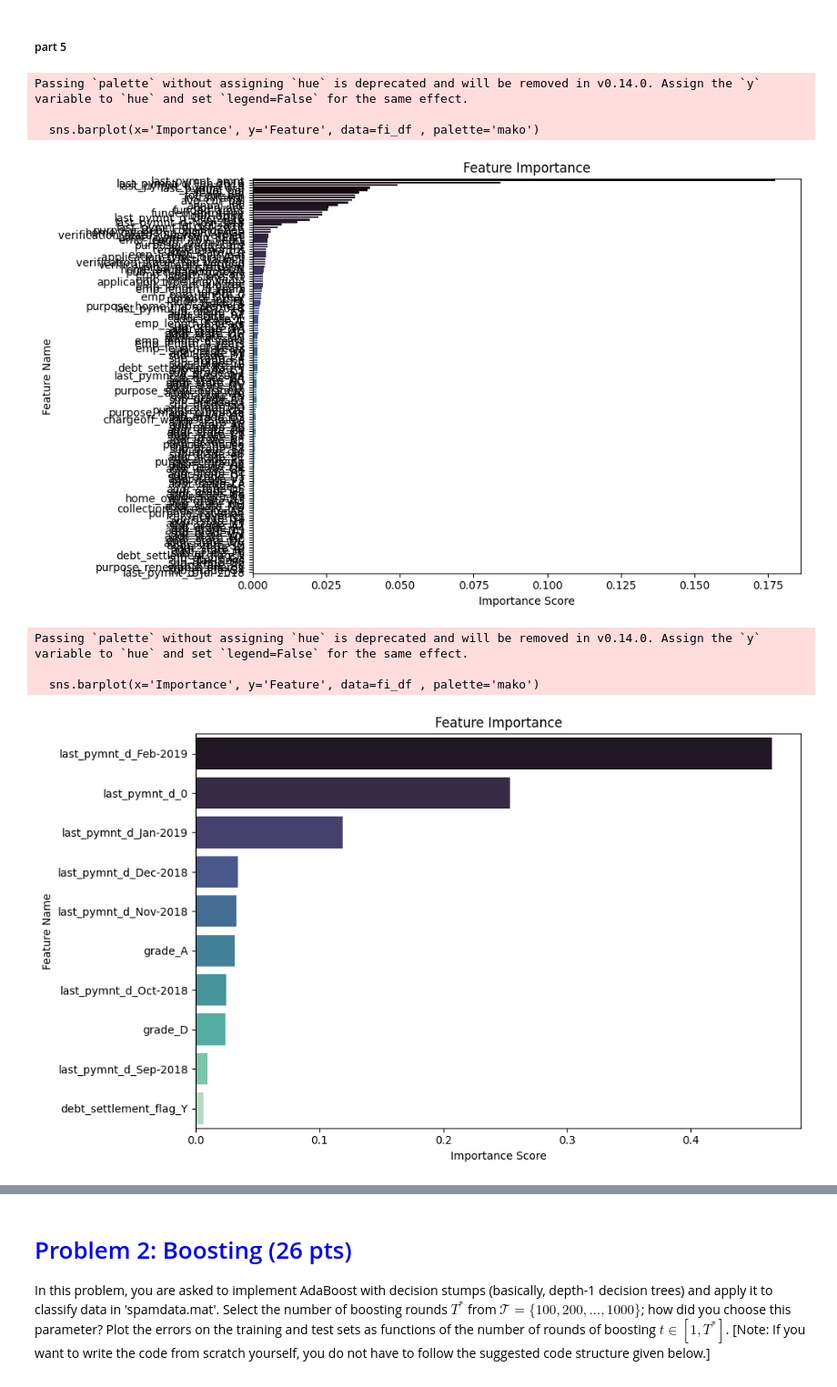
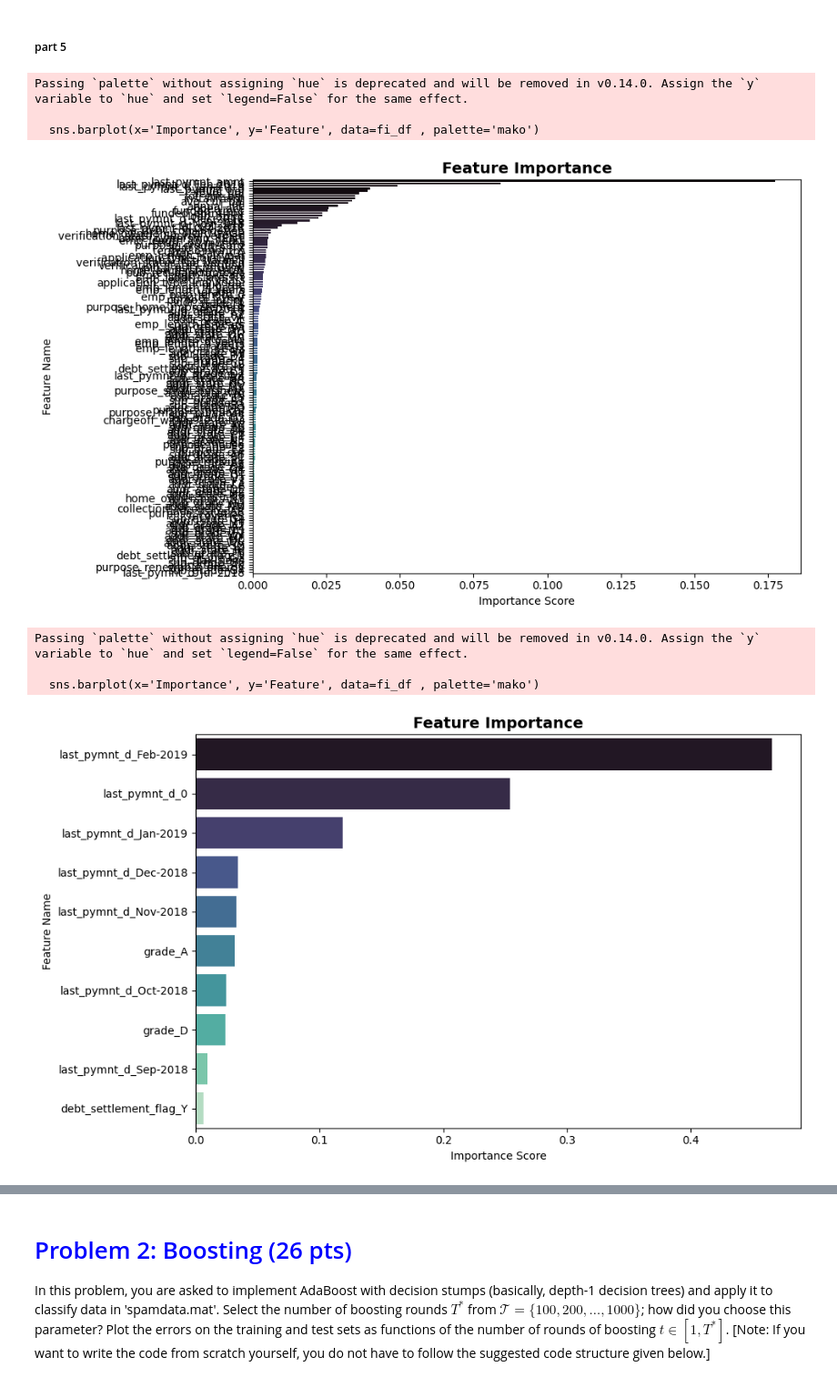
Before and after one commit to awarbler/homework3, a Jupyter notebook: Homework3Programming.ipynb, the cells around one changed output, grey strips where cells are left out. Shown at 91% size. Saved outputs shown, nothing was run; the diff lists cells and outputs as text; code cells hidden in the pictures.

```diff
--- a/Homework3Programming.ipynb
+++ b/Homework3Programming.ipynb
@@ -686,39 +686,39 @@ Random Forest (top 100  0.988092   0.991580 0.996371  0.993970
 # %%
 # top features
 def plot_top(model,selector, featur_names, top_n, title):
     selected_features = feature_names[selector.get_support()]
     importances = model.feature_importances_
 
     fi_df = pd.DataFrame({'Feature': selected_features, 'Importance': importances}).sort_values(by='Importance', ascending=False)
 
     plt.figure(figsize=(10, 6))
     sns.barplot(x='Importance', y='Feature', data=fi_df , palette='mako')
-    plt.title('Feature Importance')
-    plt.xlabel('Importance Score')
-    plt.ylabel('Feature Name')
+    plt.title('Feature Importance',fontsize=14, weight='bold')
+    plt.xlabel('Importance Score',fontsize=10)
+    plt.ylabel('Feature Name',fontsize=10)
     plt.tight_layout()
     plt.show()
 
 feature_names= np.array(X_train.columns)
 
 # base model
 selector_all = SelectKBest(score_func=chi2, k=X_train_scaled.shape[1]).fit(X_train_scaled, y_train)
 
 
-plot_top(rf, selector_all, feature_names, 5, title='Top 5 fetures for RF All Features ')
+plot_top(rf, selector_all, feature_names, top_n=5, title='Top 5 fetures for RF All Features ')
 
-plot_top(rf_10, selector_10, feature_names, 5, title='Top 5 Features for RF Top 10 Chi2')
-plot_top(rf_30, selector_30, feature_names, 5, title='Top 5 Features for RF Top 30 Chi2')
-plot_top(rf_100, selector_100, feature_names, 5, title='Top 5 Features for RF Top 100 Chi2')
+plot_top(rf_10, selector_10, feature_names, top_n=5, title='Top 5 Features for RF Top 10 Chi2')
+plot_top(rf_30, selector_30, feature_names, top_n=5, title='Top 5 Features for RF Top 30 Chi2')
+plot_top(rf_100, selector_100, feature_names,top_n=5, title='Top 5 Features for RF Top 100 Chi2')
 # %% [output]
 Passing `palette` without assigning `hue` is deprecated and will be removed in v0.14.0. Assign the `y` variable to `hue` and set `legend=False` for the same effect.
 
   sns.barplot(x='Importance', y='Feature', data=fi_df , palette='mako')
-[figure, old version]
+[figure, new version]
 Passing `palette` without assigning `hue` is deprecated and will be removed in v0.14.0. Assign the `y` variable to `hue` and set `legend=False` for the same effect.
 
   sns.barplot(x='Importance', y='Feature', data=fi_df , palette='mako')
-[figure, old version]
+[figure, new version]
 Passing `palette` without assigning `hue` is deprecated and will be removed in v0.14.0. Assign the `y` variable to `hue` and set `legend=False` for the same effect.
 
   sns.barplot(x='Importance', y='Feature', data=fi_df , palette='mako')
```
Also changed, not shown: parts of 2 cells of this notebook.
